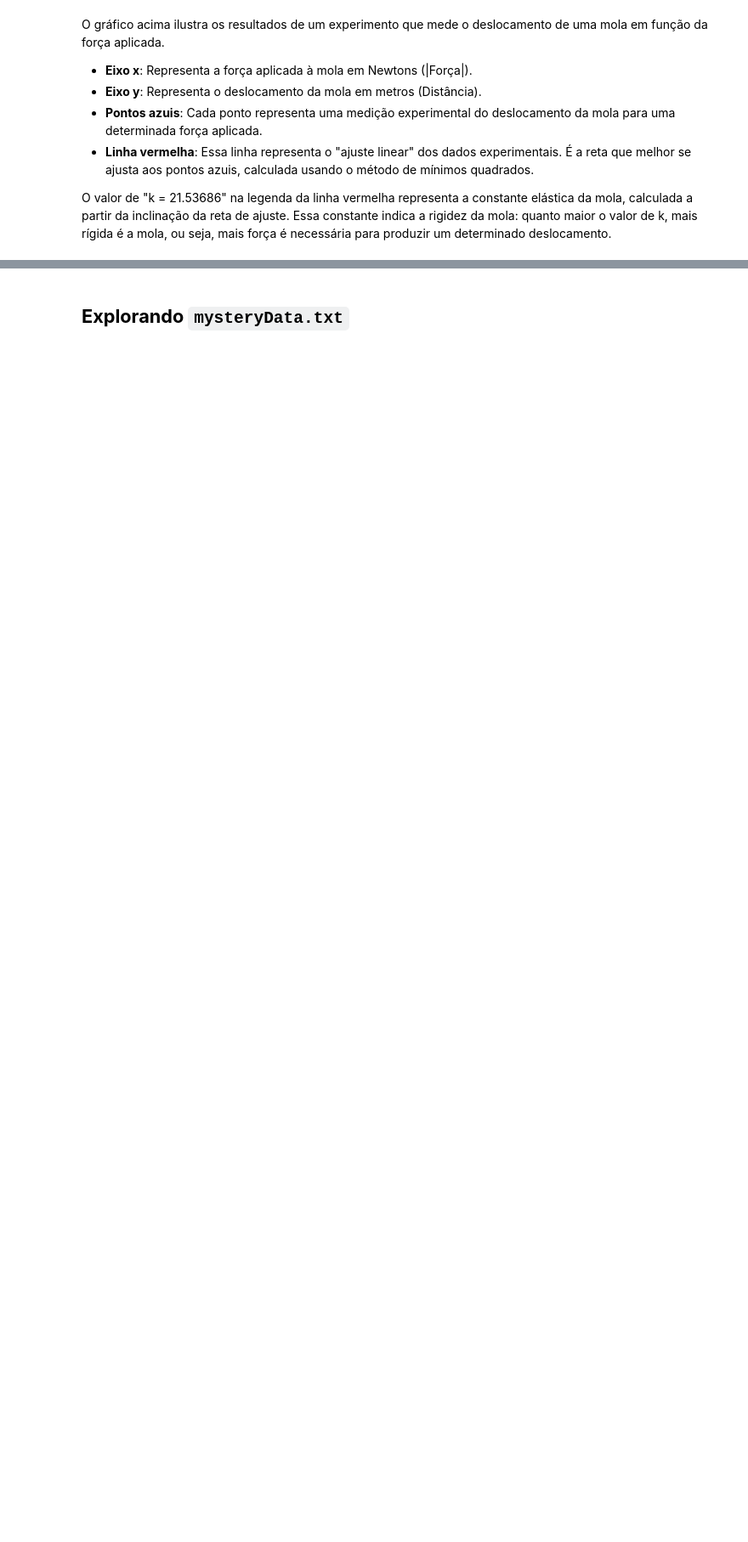
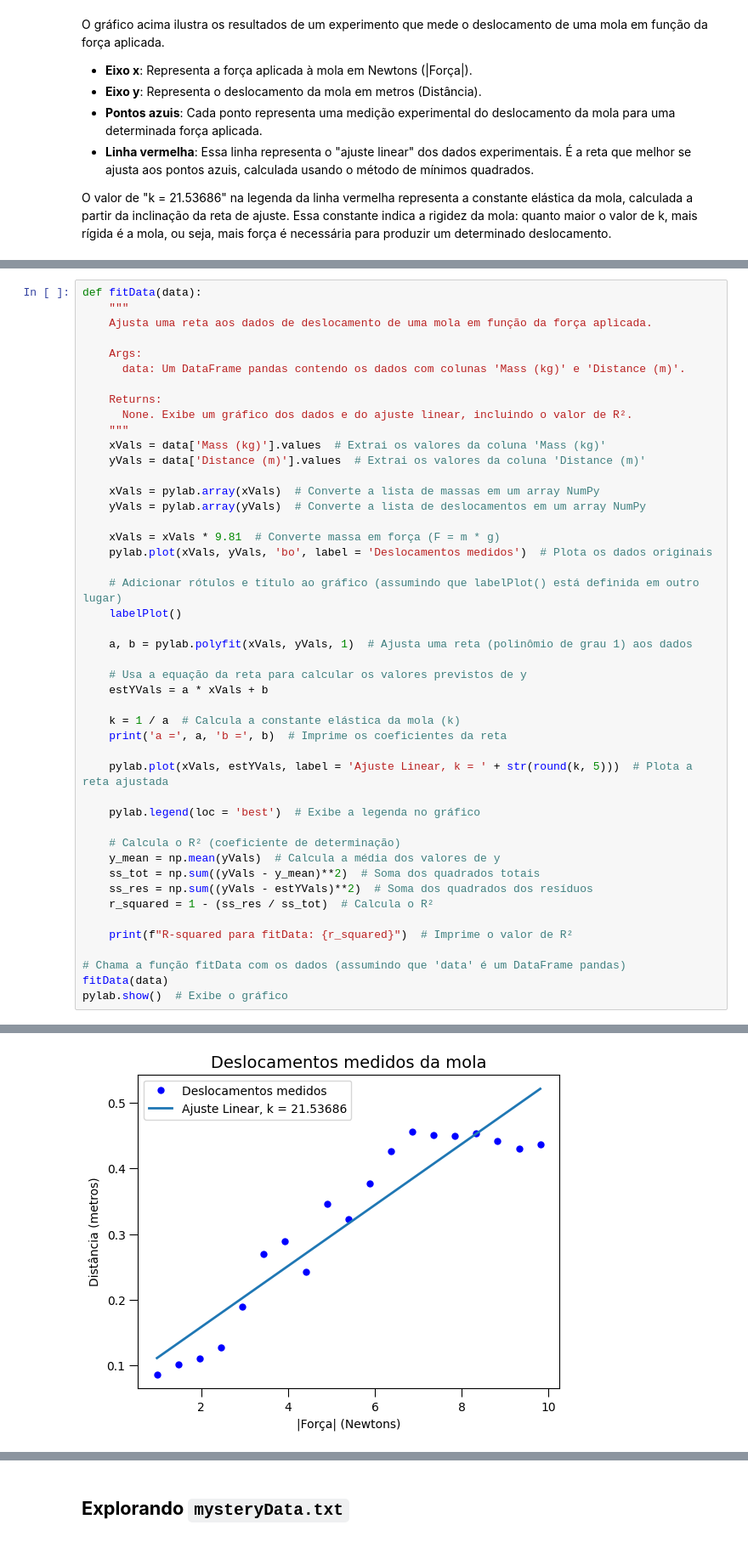
Before and after one commit to SampMark/Computational-Thinking, a Jupyter notebook: fitting_a_model_to_data.ipynb, the cells around one changed output, grey strips where cells are left out. Shown at 85% size. Cells and saved outputs as stored; diff of their text form; blank space fills up the shorter version.

Commit message:
Lecture 10 - Experimental Data Part 1

```diff
--- a/fitting_a_model_to_data.ipynb
+++ b/fitting_a_model_to_data.ipynb
@@ -154,0 +169,47 @@ O valor de "k = 21.53686" na legenda da linha vermelha representa a constante el
+# %%
+def fitData(data):
+    """
+    Ajusta uma reta aos dados de deslocamento de uma mola em função da força aplicada.
+
+    Args:
+      data: Um DataFrame pandas contendo os dados com colunas 'Mass (kg)' e 'Distance (m)'.
+
+    Returns:
+      None. Exibe um gráfico dos dados e do ajuste linear, incluindo o valor de R².
+    """
+    xVals = data['Mass (kg)'].values  # Extrai os valores da coluna 'Mass (kg)'
+    yVals = data['Distance (m)'].values  # Extrai os valores da coluna 'Distance (m)'
+
+    xVals = pylab.array(xVals)  # Converte a lista de massas em um array NumPy
+    yVals = pylab.array(yVals)  # Converte a lista de deslocamentos em um array NumPy
+
+    xVals = xVals * 9.81  # Converte massa em força (F = m * g)
+    pylab.plot(xVals, yVals, 'bo', label = 'Deslocamentos medidos')  # Plota os dados originais
+
+    # Adicionar rótulos e título ao gráfico (assumindo que labelPlot() está definida em outro lugar)
+    labelPlot()
+
+    a, b = pylab.polyfit(xVals, yVals, 1)  # Ajusta uma reta (polinômio de grau 1) aos dados
+
+    # Usa a equação da reta para calcular os valores previstos de y
+    estYVals = a * xVals + b
+
+    k = 1 / a  # Calcula a constante elástica da mola (k)
+    print('a =', a, 'b =', b)  # Imprime os coeficientes da reta
+
+    pylab.plot(xVals, estYVals, label = 'Ajuste Linear, k = ' + str(round(k, 5)))  # Plota a reta ajustada
+
+    pylab.legend(loc = 'best')  # Exibe a legenda no gráfico
+
+    # Calcula o R² (coeficiente de determinação)
+    y_mean = np.mean(yVals)  # Calcula a média dos valores de y
+    ss_tot = np.sum((yVals - y_mean)**2)  # Soma dos quadrados totais
+    ss_res = np.sum((yVals - estYVals)**2)  # Soma dos quadrados dos resíduos
+    r_squared = 1 - (ss_res / ss_tot)  # Calcula o R²
+
+    print(f"R-squared para fitData: {r_squared}")  # Imprime o valor de R²
+
+# Chama a função fitData com os dados (assumindo que 'data' é um DataFrame pandas)
+fitData(data)
+pylab.show()  # Exibe o gráfico
+# %% [output]
@@ -154,0 +218 @@ O valor de "k = 21.53686" na legenda da linha vermelha representa a constante el
+[figure, added]
```
Also changed, not shown: parts of 11 cells of this notebook.
